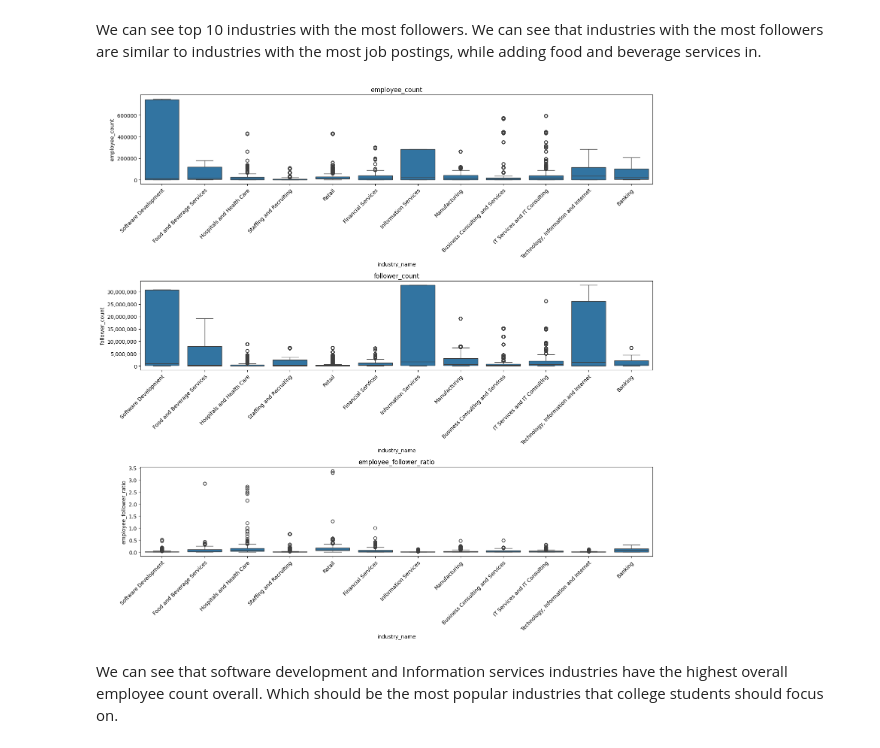
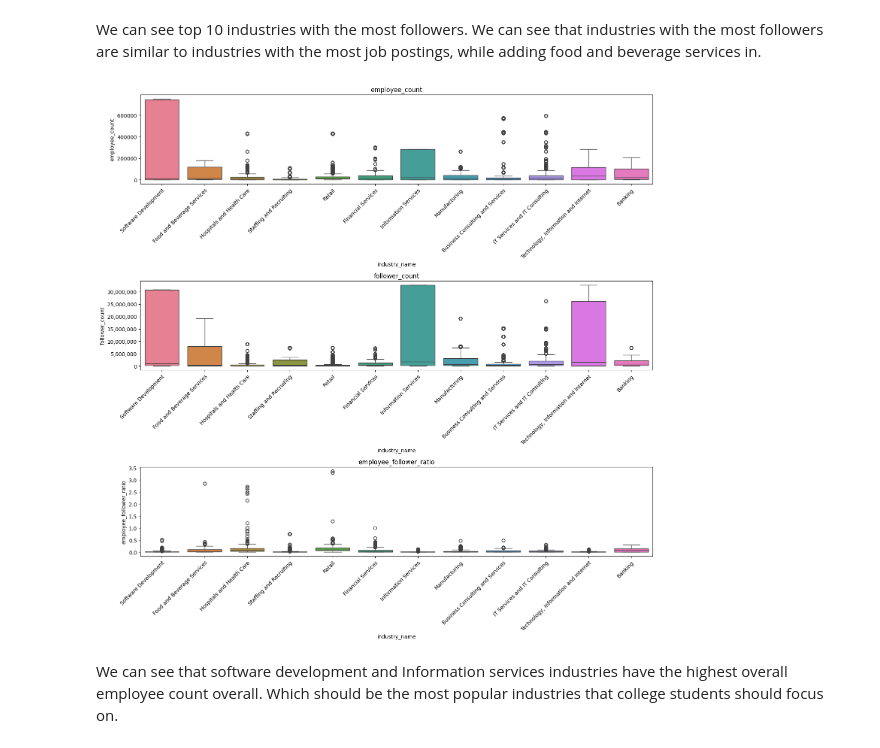
Before and after one commit to Koi4595/Group_10_FA_2024, a Jupyter notebook: Project_part2.ipynb, the cells around one changed output. Saved outputs shown, nothing was run; the diff lists cells and outputs as text; code cells hidden in the pictures.

```diff
--- a/Project_part2.ipynb
+++ b/Project_part2.ipynb
@@ -455,19 +457,19 @@ We can see top 10 industries with the most followers. We can see that industries
 # %%
 # For different industries within top 10 scale and influence, check the distribution of employee_count, follower_count and employee-follower ratio
 top_10_industry = list(set(top_10_scale['industry_name']).union(set(top_10_influence['industry_name'])))
 top_10_industry_df = df[df['industry_name'].isin(top_10_industry)]
 top_10_industry_df = top_10_industry_df[['industry_name', 'employee_count', 'follower_count', 'employee_follower_ratio']]
 # create subsets for each industries and draw boxplot
 fig, ax = plt.subplots(3, 1, figsize=(15, 15))
 for i, col in enumerate(['employee_count', 'follower_count', 'employee_follower_ratio']):
-    sns.boxplot(x='industry_name', y=col, data=top_10_industry_df, ax=ax[i])
+    sns.boxplot(x='industry_name', y=col, data=top_10_industry_df, ax=ax[i],hue = 'industry_name')
     ax[i].set_title(col)
-    ax[i].set_xticklabels(ax[i].get_xticklabels(), rotation=45, ha='right',rotation_mode="anchor")
+    ax[i].set_xticklabels(ax[i].get_xticklabels(), rotation=45, ha='right', rotation_mode="anchor")
 ax[1].yaxis.set_major_formatter(mticker.FuncFormatter(lambda x, _: f'{int(x):,}'))
 plt.tight_layout()
 plt.show()
 # %% [output]
-[figure, old version]
+[figure, new version]
 # %% [markdown]
 We can see that software development and Information services industries have the highest overall employee count overall. Which should be the most popular industries that college students should focus on.
 # %% [markdown]
```
Also changed, not shown: parts of 6 cells of this notebook.
